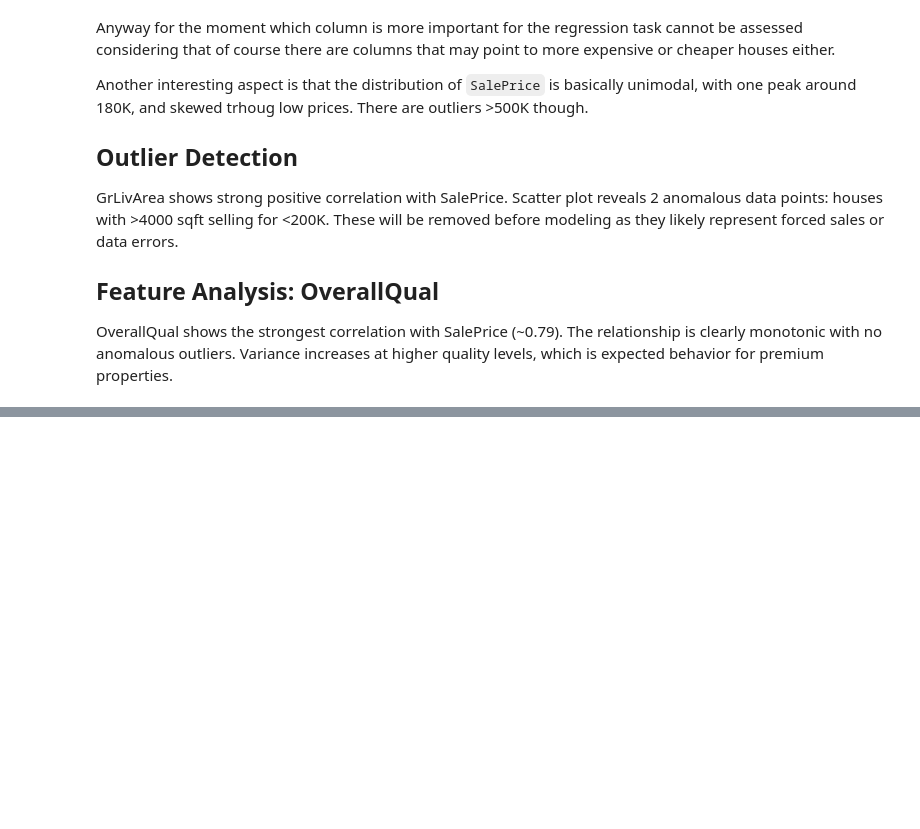
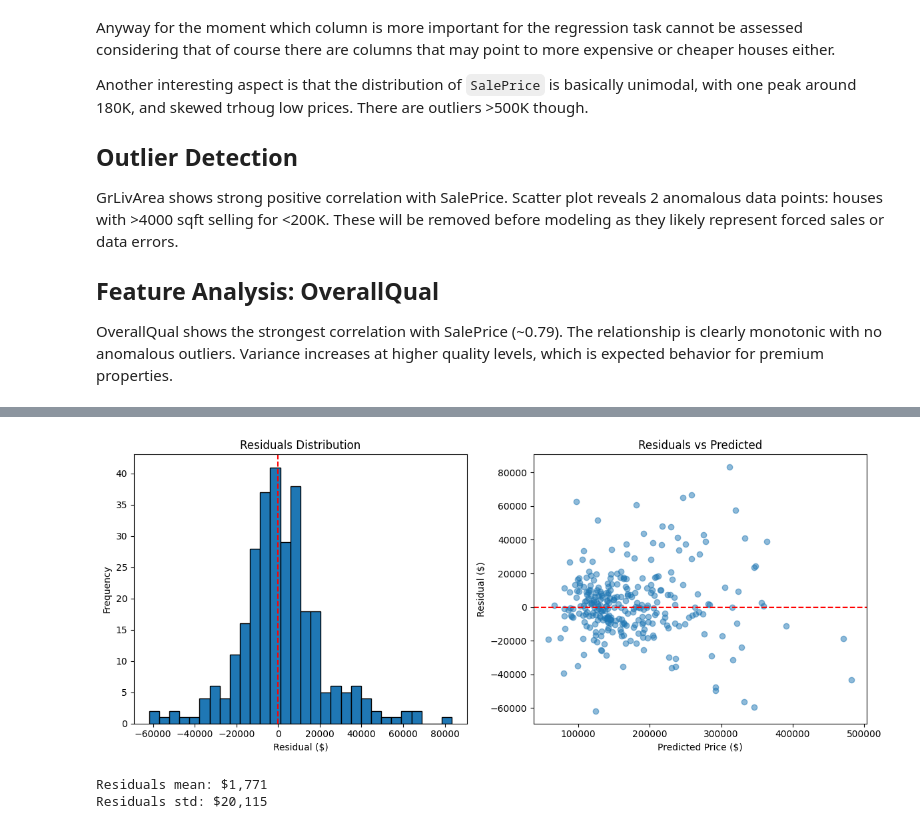
Before and after one commit to fabiogrillo/iris-classification, a Jupyter notebook: HousePrices-Project/house_prices.ipynb, the cells around one changed output, grey strips where cells are left out. Cells and saved outputs as stored; diff of their text form; code cells hidden in the pictures; blank space fills up the shorter version.

```diff
--- a/HousePrices-Project/house_prices.ipynb
+++ b/HousePrices-Project/house_prices.ipynb
@@ -179,0 +588,30 @@ OverallQual shows the strongest correlation with SalePrice (~0.79). The relation
+# %%
+# === RESIDUAL ANALYSIS ===
+residuals = y_test_real - predictions_dict['ridge_regression']
+
+fig, axes = plt.subplots(1, 2, figsize=(12, 5))
+
+# Residuals distribution
+axes[0].hist(residuals, bins=30, edgecolor='black')
+axes[0].axvline(x=0, color='r', linestyle='--')
+axes[0].set_xlabel('Residual ($)')
+axes[0].set_ylabel('Frequency')
+axes[0].set_title('Residuals Distribution')
+
+# Residuals vs Predicted
+axes[1].scatter(predictions_dict['ridge_regression'], residuals, alpha=0.5)
+axes[1].axhline(y=0, color='r', linestyle='--')
+axes[1].set_xlabel('Predicted Price ($)')
+axes[1].set_ylabel('Residual ($)')
+axes[1].set_title('Residuals vs Predicted')
+
+plt.tight_layout()
+plt.savefig('figures/residual_analysis.png')
+plt.show()
+
+print(f"Residuals mean: ${residuals.mean():,.0f}")
+print(f"Residuals std: ${residuals.std():,.0f}")
+# %% [output]
+[figure, added]
+Residuals mean: $1,771
+Residuals std: $20,115
```
Also changed, not shown: parts of 23 cells of this notebook, 17 other files.
